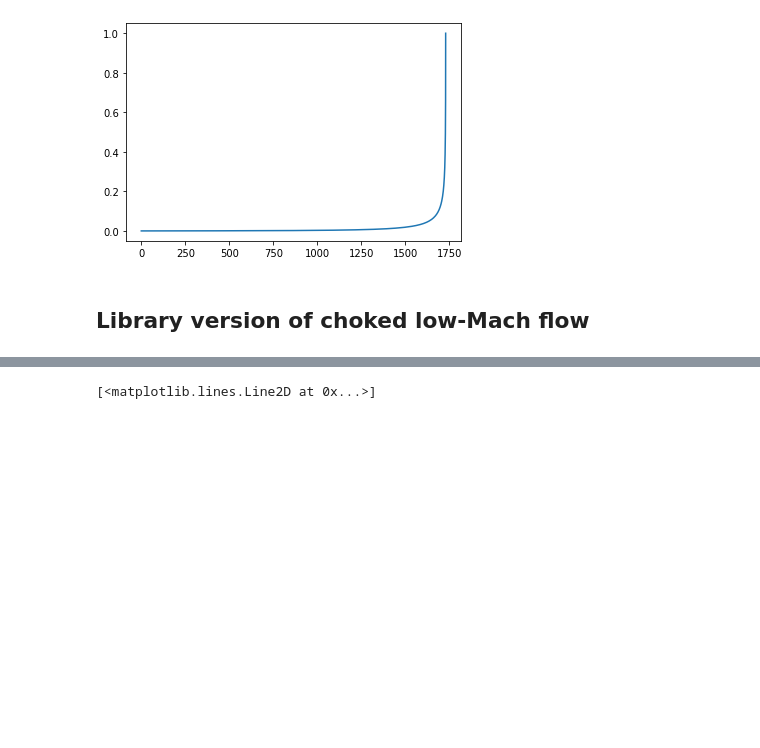
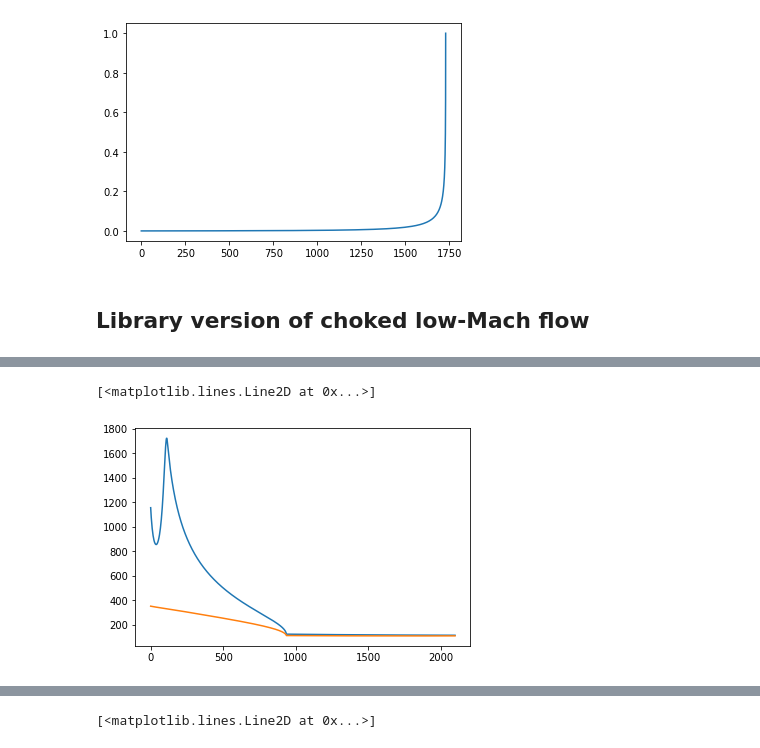
Before and after one commit to fredriclam/conduit-qss, a Jupyter notebook: linearized_crystal_ascent.ipynb, the cells around one changed output, grey strips where cells are left out. Cells and saved outputs as stored; diff of their text form; code cells hidden in the pictures; blank space fills up the shorter version.

```diff
--- a/linearized_crystal_ascent.ipynb
+++ b/linearized_crystal_ascent.ipynb
@@ -2538,0 +2574,10 @@ split_solver.q5_interp(np.array([0,])).shape
+# %%
+cT_eq = np.sqrt(split_solver.isothermal_eq_sound_speed_squared(yWt, yC, p))
+yWv = split_solver.yWv_eq(yWt, yC, p)
+rho = split_solver.rho_p(yWv, p)
+cT = np.sqrt(split_solver.isothermal_sound_speed_squared(yWv, *split_solver.p_ptilde(rho, yWv)))
+plt.plot(x, cT)
+plt.plot(x, cT_eq)
+# %% [output]
+[<matplotlib.lines.Line2D at 0x...>]
+[figure, added]
```
Also changed, not shown: parts of 35 cells of this notebook, 3 other files.
